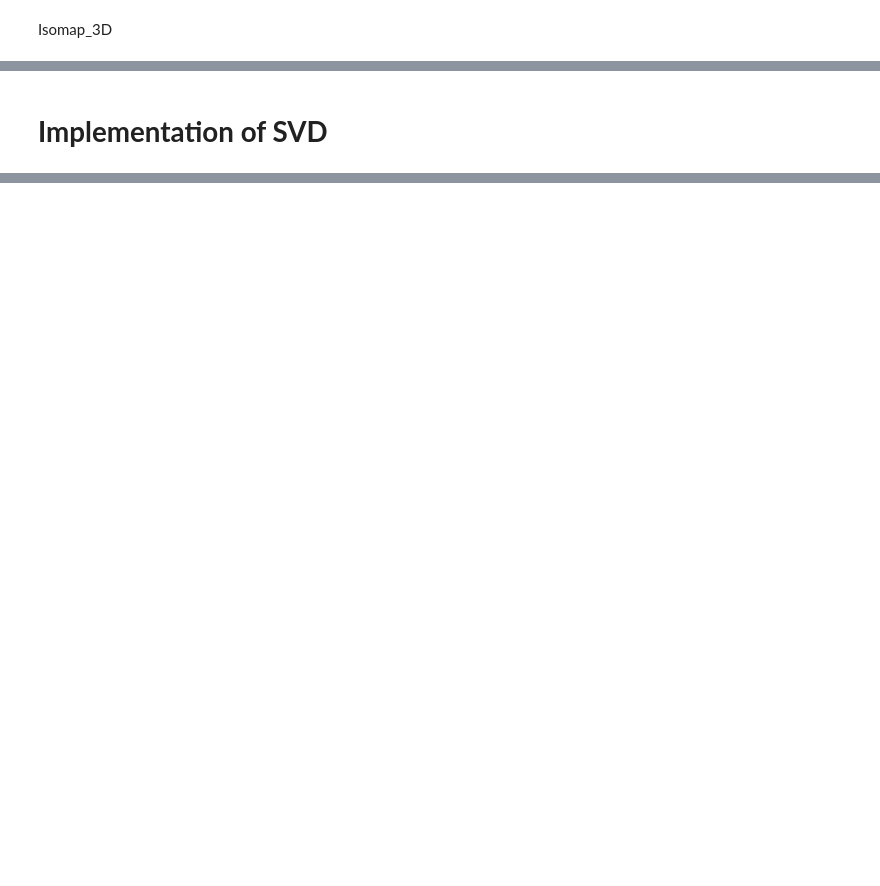
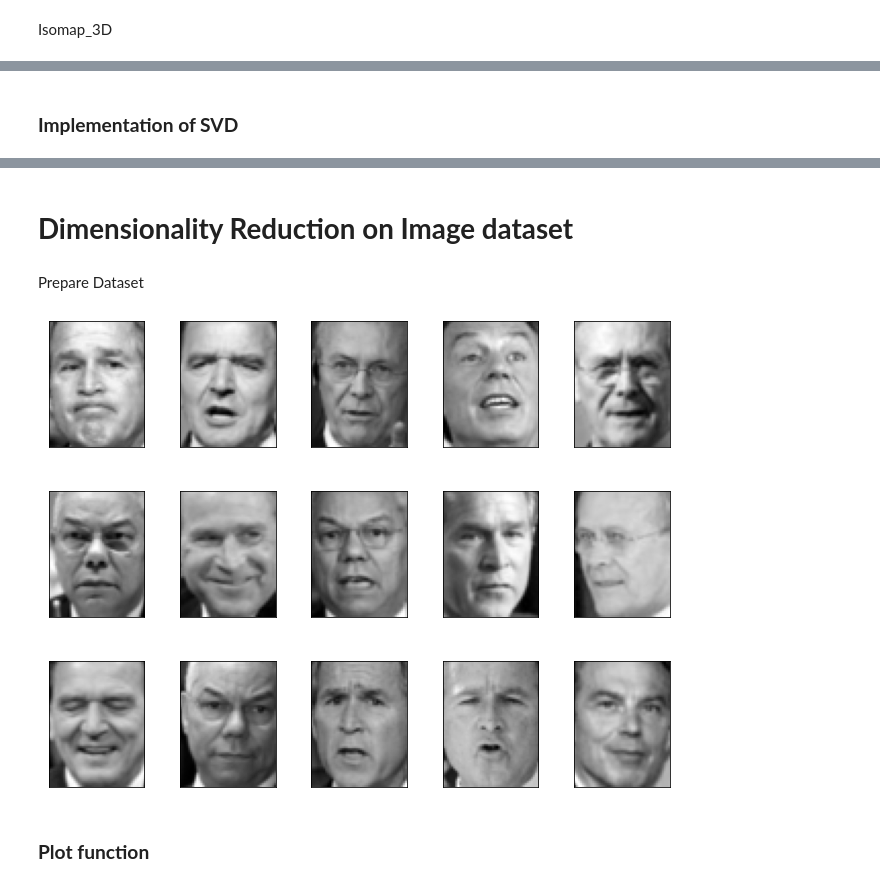
Before and after one commit to poojashreeNS/Dimensionality_Reduction, a Jupyter notebook: Dimensionality_Reduction.ipynb, the cells around one changed output, grey strips where cells are left out. Saved outputs shown, nothing was run; the diff lists cells and outputs as text; code cells hidden in the pictures; blank space fills up the shorter version.

```diff
--- a/Dimensionality_Reduction.ipynb
+++ b/Dimensionality_Reduction.ipynb
@@ -219,6 +199,6 @@ plot_3d(isomap_res[:,0], isomap_res[:, 1], isomap_res[:, 2])
 [interactive output not drawn]
 # %% [markdown]
-# **Implementation of SVD**
+### **Implementation of SVD**
 # %%
 svd = TruncatedSVD(n_components=2)
 X_reduced = svd.fit_transform(x)
@@ -231,3 +211,26 @@ X_reduced = svd.fit_transform(x)
 plot_3d(X_reduced[:, 0], X_reduced[:, 1], X_reduced[:, 2])
 # %% [output]
 [interactive output not drawn]
+# %% [markdown]
+# **Dimensionality Reduction on Image dataset**
+# %% [markdown]
+Prepare Dataset
+# %%
+from sklearn.datasets import fetch_lfw_people
+faces = fetch_lfw_people(min_faces_per_person = 100)
+
+def plot_gallery(images, n_row=3, n_col=5):
+    """Helper function to plot a gallery of portraits"""
+    plt.figure(figsize=(1.8 * n_col, 2.4 * n_row))
+    plt.subplots_adjust(bottom=0, left=0.01, right=0.99, top=0.90, hspace=0.35)
+    for i in range(n_row * n_col):
+        plt.subplot(n_row, n_col, i + 1)
+        plt.imshow(images[i].reshape((62, 47)), cmap=plt.cm.gray)
+        plt.xticks(())
+        plt.yticks(())
+
+plot_gallery(faces.images)
+# %% [output]
+[figure, added]
+# %% [markdown]
+### **Plot function**
```
Also changed, not shown: parts of 28 cells of this notebook.
